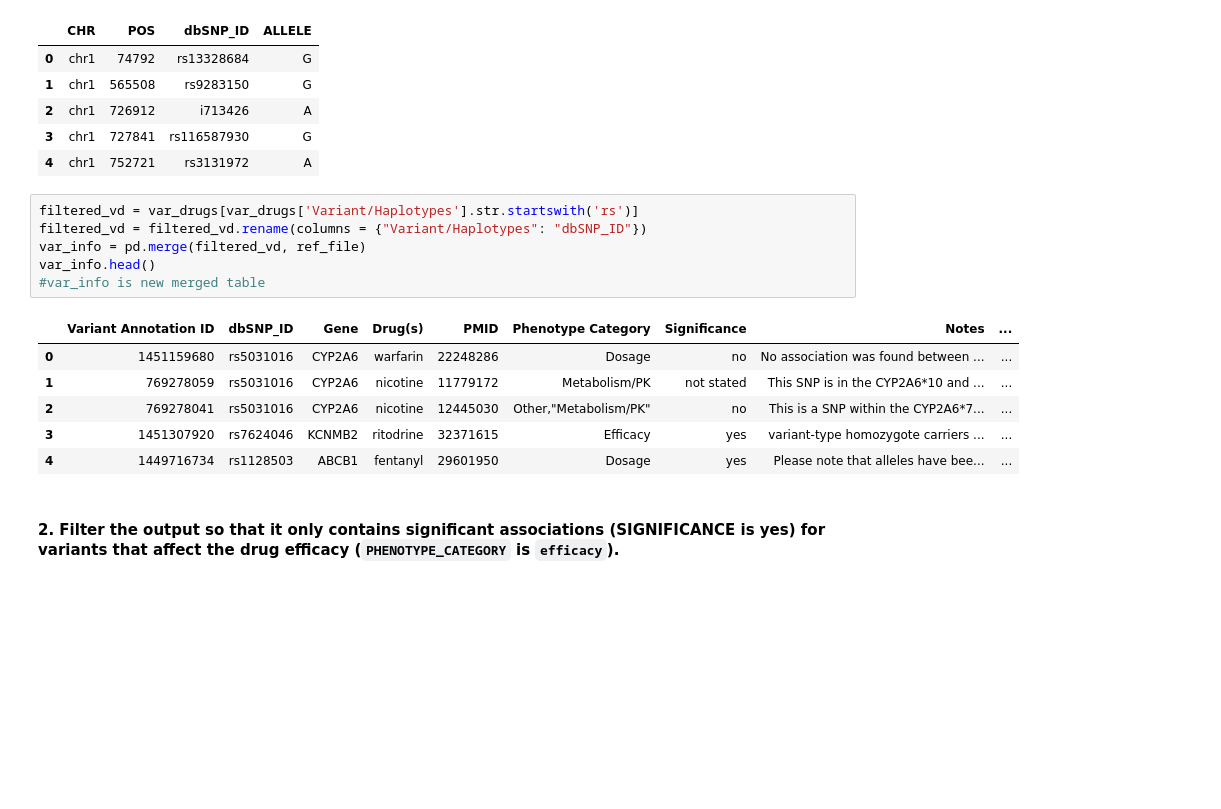
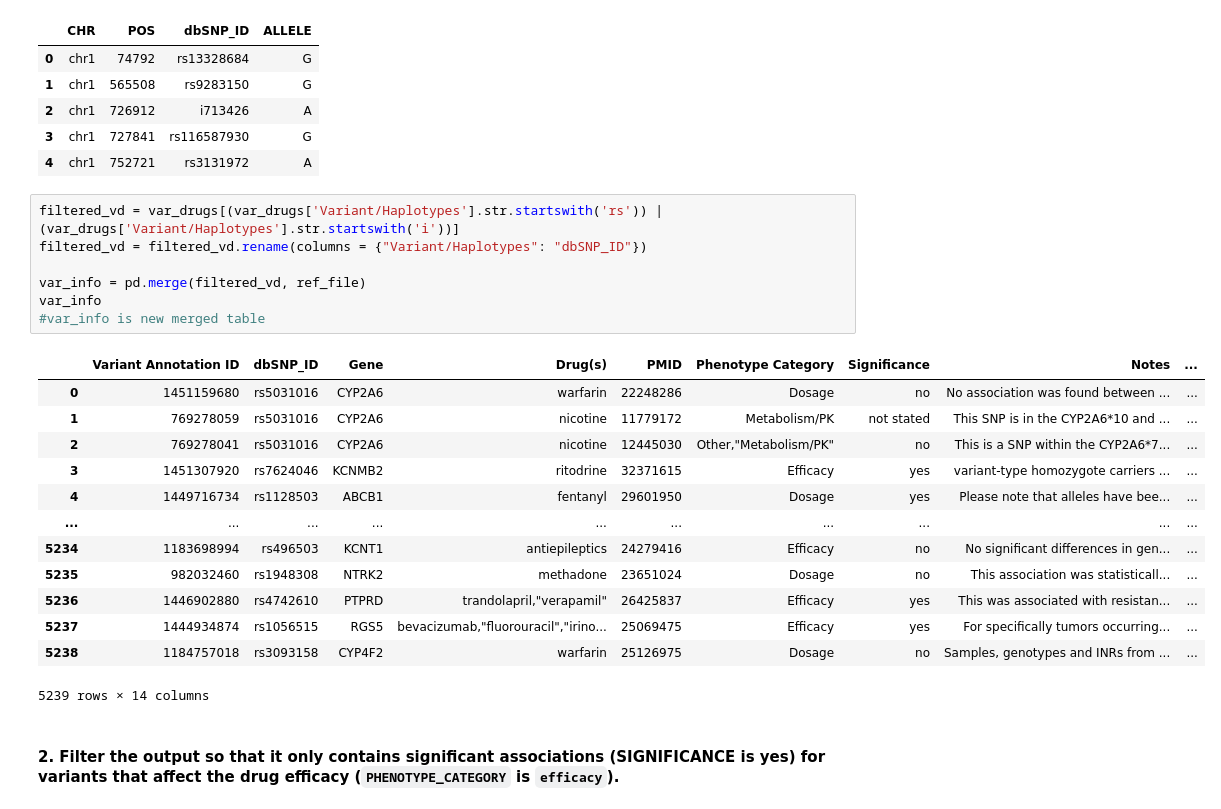
Before and after one commit to Lingrui/Team14_Project1, a Jupyter notebook: Team14_Project1.ipynb, the cells around one changed output. Saved outputs shown, nothing was run; the diff lists cells and outputs as text; blank space fills up the shorter version.

Commit message:
changed condition on filtered_vd

```diff
--- a/Team14_Project1.ipynb
+++ b/Team14_Project1.ipynb
@@ -83,18 +83,26 @@ ref_file.head()
 | 3 | chr1 | 727841 | rs116587930 | G |
 | 4 | chr1 | 752721 | rs3131972 | A |
 # %%
-filtered_vd = var_drugs[var_drugs['Variant/Haplotypes'].str.startswith('rs')]
+filtered_vd = var_drugs[(var_drugs['Variant/Haplotypes'].str.startswith('rs')) | (var_drugs['Variant/Haplotypes'].str.startswith('i'))]
 filtered_vd = filtered_vd.rename(columns = {"Variant/Haplotypes": "dbSNP_ID"})
+
 var_info = pd.merge(filtered_vd, ref_file)
-var_info.head()
+var_info
 #var_info is new merged table
 # %% [output]
 |  | Variant Annotation ID | dbSNP_ID | Gene | Drug(s) | PMID | Phenotype Category | Significance | Notes | ... |
 | 0 | 1451159680 | rs5031016 | CYP2A6 | warfarin | 22248286 | Dosage | no | No association was found between ... | ... |
 | 1 | 769278059 | rs5031016 | CYP2A6 | nicotine | 11779172 | Metabolism/PK | not stated | This SNP is in the CYP2A6*10 and ... | ... |
 | 2 | 769278041 | rs5031016 | CYP2A6 | nicotine | 12445030 | Other,"Metabolism/PK" | no | This is a SNP within the CYP2A6*7... | ... |
 | 3 | 1451307920 | rs7624046 | KCNMB2 | ritodrine | 32371615 | Efficacy | yes | variant-type homozygote carriers ... | ... |
 | 4 | 1449716734 | rs1128503 | ABCB1 | fentanyl | 29601950 | Dosage | yes | Please note that alleles have bee... | ... |
+| ... | ... | ... | ... | ... | ... | ... | ... | ... | ... |
+| 5234 | 1183698994 | rs496503 | KCNT1 | antiepileptics | 24279416 | Efficacy | no | No significant differences in gen... | ... |
+| 5235 | 982032460 | rs1948308 | NTRK2 | methadone | 23651024 | Dosage | no | This association was statisticall... | ... |
+| 5236 | 1446902880 | rs4742610 | PTPRD | trandolapril,"verapamil" | 26425837 | Efficacy | yes | This was associated with resistan... | ... |
+| 5237 | 1444934874 | rs1056515 | RGS5 | bevacizumab,"fluorouracil","irino... | 25069475 | Efficacy | yes | For specifically tumors occurring... | ... |
+| 5238 | 1184757018 | rs3093158 | CYP4F2 | warfarin | 25126975 | Dosage | no | Samples, genotypes and INRs from ... | ... |
+5239 rows × 14 columns
 # %% [markdown]
 #### 2. Filter the output so that it only contains significant associations (SIGNIFICANCE is yes) for variants that affect the drug efficacy (`PHENOTYPE_CATEGORY` is `efficacy`).
 # %%
```
